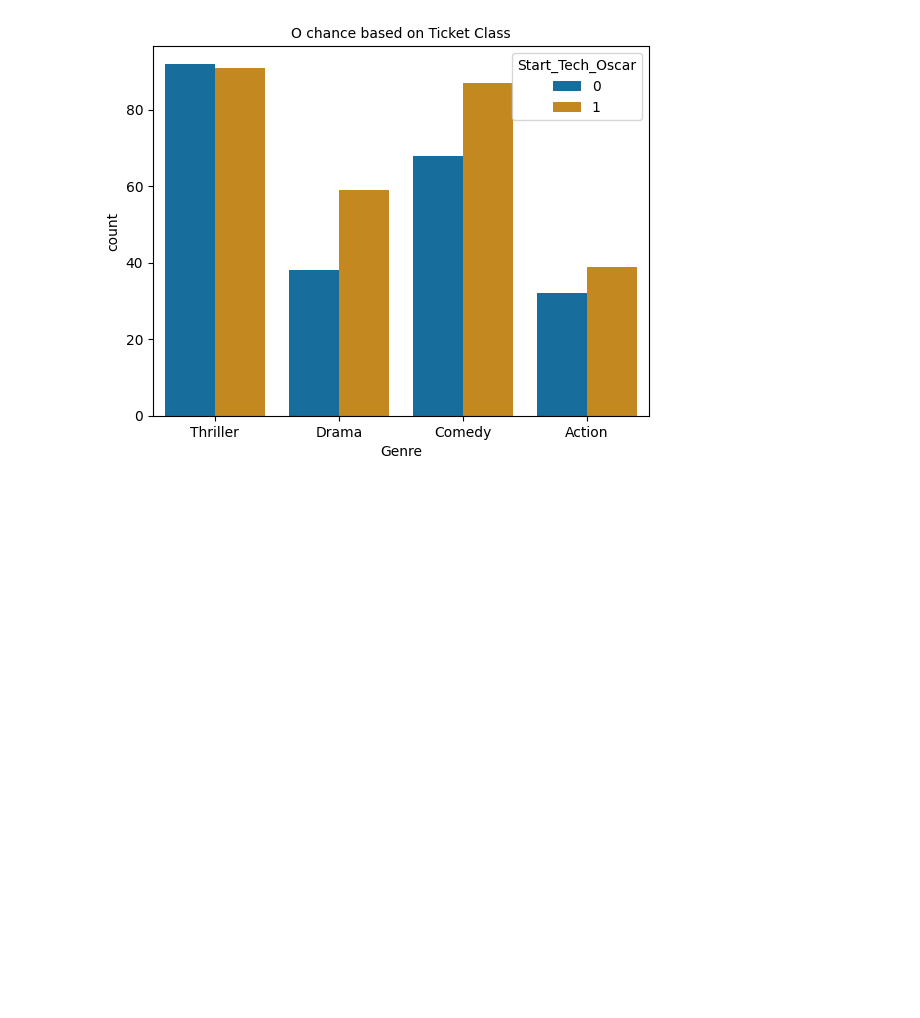
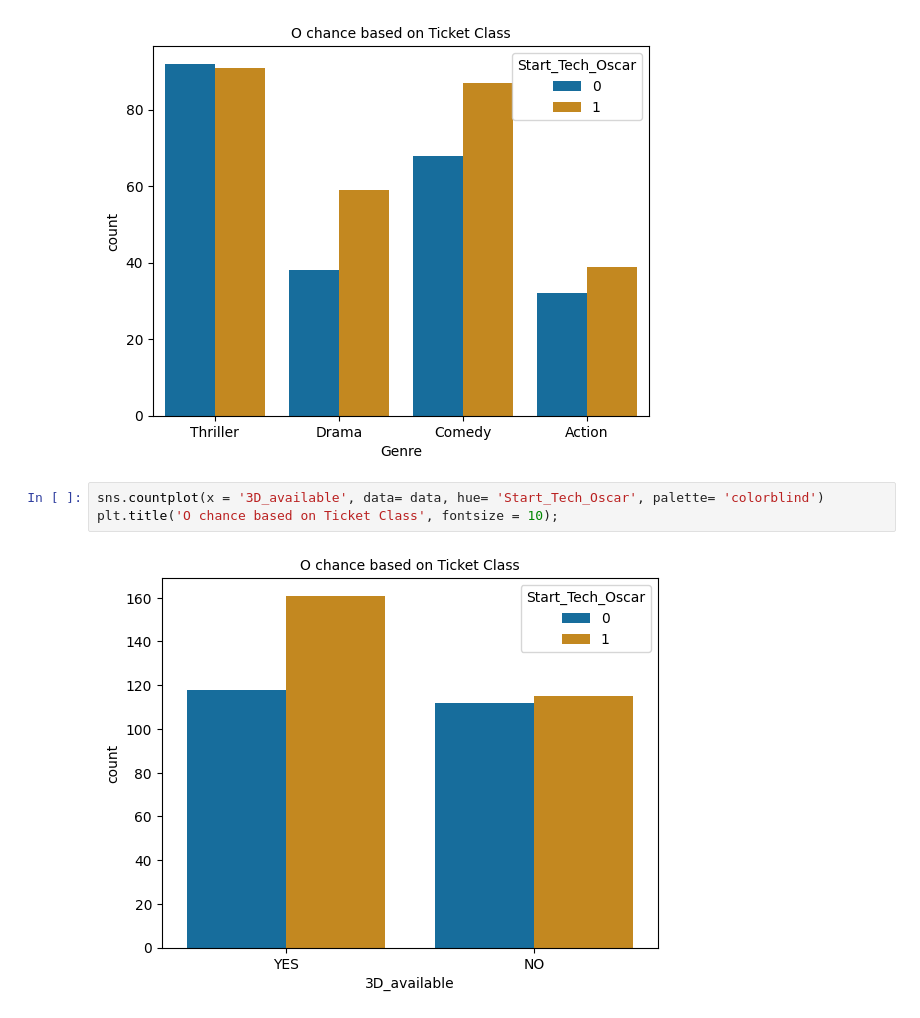
Before and after one commit to nadeap/Fullstack-DS, a Jupyter notebook: eda-fe.ipynb, the cells around one changed output. Saved outputs shown, nothing was run; the diff lists cells and outputs as text; blank space fills up the shorter version.

```diff
--- a/eda-fe.ipynb
+++ b/eda-fe.ipynb
@@ -107,3 +107,8 @@ sns.countplot(x = 'Genre', data= data, hue= 'Start_Tech_Oscar', palette='colorbl
 plt.title('O chance based on Ticket Class', fontsize = 10);
 # %% [output]
 [figure]
+# %%
+sns.countplot(x = '3D_available', data= data, hue= 'Start_Tech_Oscar', palette= 'colorblind')
+plt.title('O chance based on Ticket Class', fontsize = 10);
+# %% [output]
+[figure, added]
```
